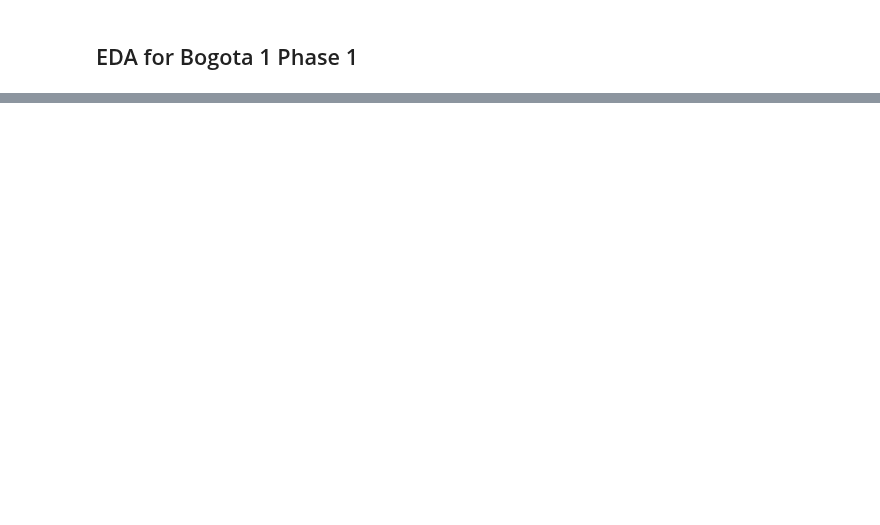
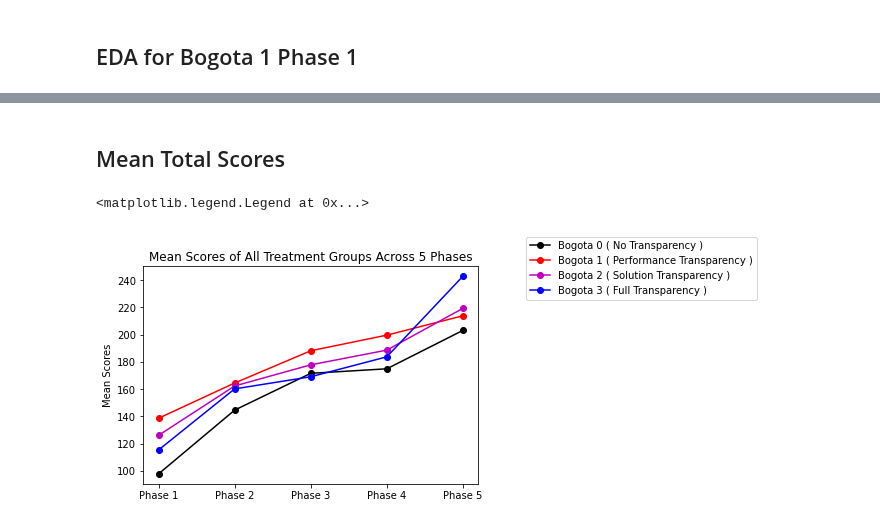
Before and after one commit to ironhacks/spring-2017-analysis, a Jupyter notebook: analysis/Spring-2017-Final.ipynb, the cells around one changed output, grey strips where cells are left out. Saved outputs shown, nothing was run; the diff lists cells and outputs as text; code cells hidden in the pictures; blank space fills up the shorter version.

```diff
--- a/analysis/Spring-2017-Final.ipynb
+++ b/analysis/Spring-2017-Final.ipynb
@@ -168,0 +330,27 @@ print(mean, median, std, maxi, mini)
+# %% [markdown]
+## Mean Total Scores
+# %%
+import matplotlib.pyplot as plt
+
+# Mean Scores of All Groups
+
+y1 = [97.75, 144.6, 171.61, 174.95, 203.15]
+y2 = [138.62, 164.51, 188.18, 199.67, 213.88]
+y3 = [126.07, 162.34, 177.85, 188.67, 219.35]
+y4 = [115.34, 160.2, 169.1, 183.73, 242.92]
+
+x_axis=['Phase 1', 'Phase 2', 'Phase 3', 'Phase 4', 'Phase 5']
+
+line1 = plt.plot(x_axis, y1,'ko-',label='Bogota 0 ( No Transparency )')
+line2 = plt.plot(x_axis, y2,'ro-',label='Bogota 1 ( Performance Transparency )')
+line3 = plt.plot(x_axis, y3,'mo-',label='Bogota 2 ( Solution Transparency )')
+line3 = plt.plot(x_axis, y4,'bo-',label='Bogota 3 ( Full Transparency )')
+
+plt.title("Mean Scores of All Treatment Groups Across 5 Phases")
+plt.ylabel("Mean Scores")
+
+plt.legend(bbox_to_anchor=(1, 1),
+           bbox_transform=plt.gcf().transFigure)
+# %% [output]
+<matplotlib.legend.Legend at 0x...>
+[figure, added]
```
Also changed, not shown: parts of 31 cells of this notebook.
